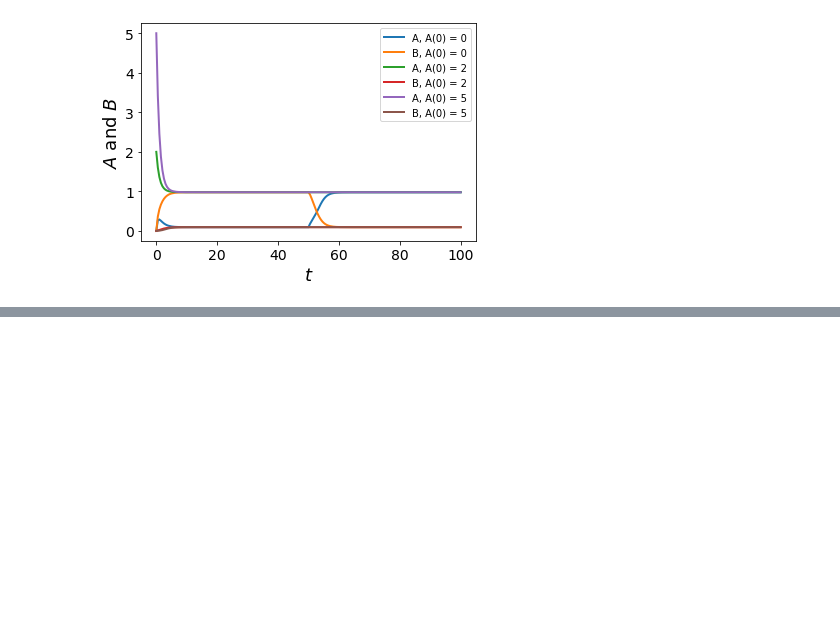
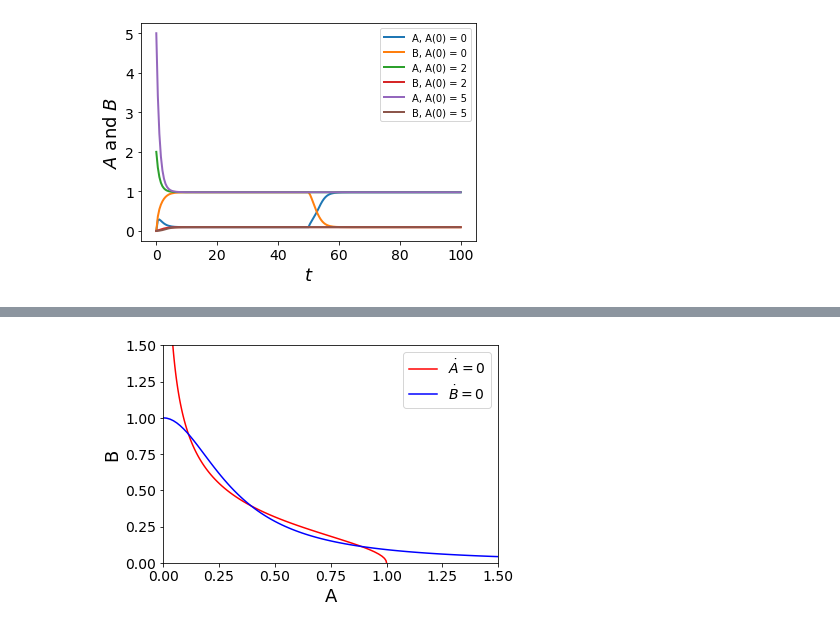
Before and after one commit to BioSysDesign/E164, a Jupyter notebook: reading/week5_feedback_systems.ipynb, the cells around one changed output, grey strips where cells are left out. Saved outputs shown, nothing was run; the diff lists cells and outputs as text; code cells hidden in the pictures; blank space fills up the shorter version.

```diff
--- a/reading/week5_feedback_systems.ipynb
+++ b/reading/week5_feedback_systems.ipynb
@@ -233,0 +278,27 @@ ax.legend();
+# %%
+beta = 1
+gamma = 1
+K_d1 = 1
+K_d2 = 1
+K = np.sqrt(0.1)
+n = 2
+u1 = 0
+u2 = 0
+K_A = K*(1 + u1/K_d1)
+K_B = K*(1 + u2/K_d2)
+
+fig, ax = plt.subplots()
+b_val = np.linspace(0,1.5,100)
+a_val = np.linspace(0,1.5,100)
+ax.plot(beta/(gamma*(1 + (b_val/K_B)**n)), b_val,
+        'r', lw = 1.5, label = '$\dot{A} = 0$')
+ax.plot(a_val, beta/(gamma*(1 + (a_val/K_A)**n)),
+        'b', lw = 1.5, label = '$\dot{B} = 0$')
+ax.legend(fontsize = 14)
+ax.tick_params(labelsize = 14)
+ax.tick_params(labelsize = 14)
+ax.set_xlabel('A', fontsize = 18)
+ax.set_ylabel('B', fontsize = 18)
+ax.margins(x=0, y= 0)
+# %% [output]
+[figure, added]
```
Also changed, not shown: parts of 13 cells of this notebook, 1 other file.
